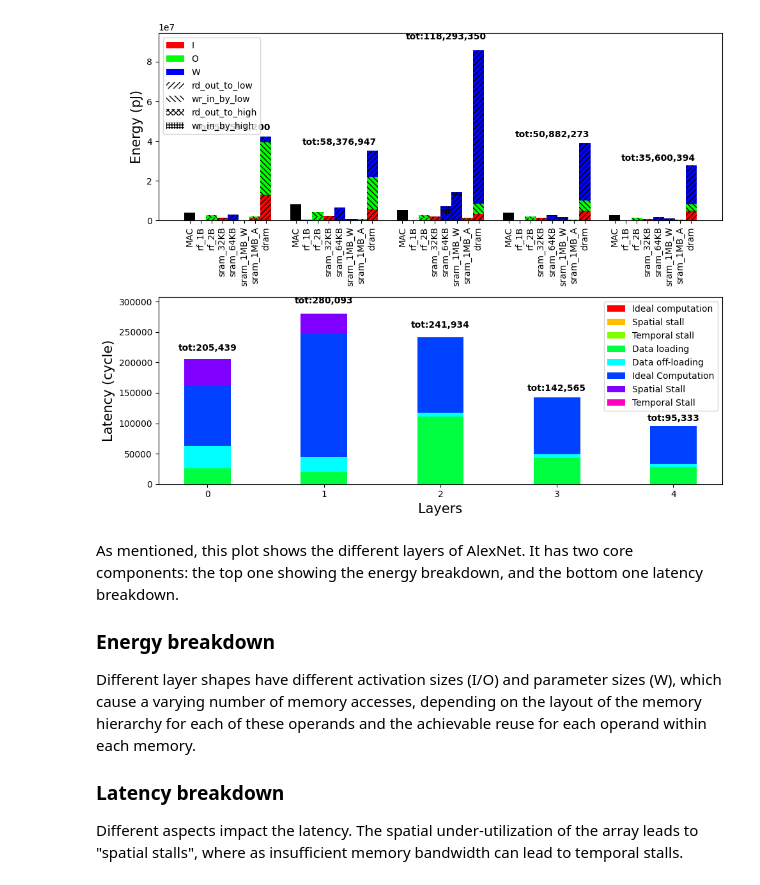
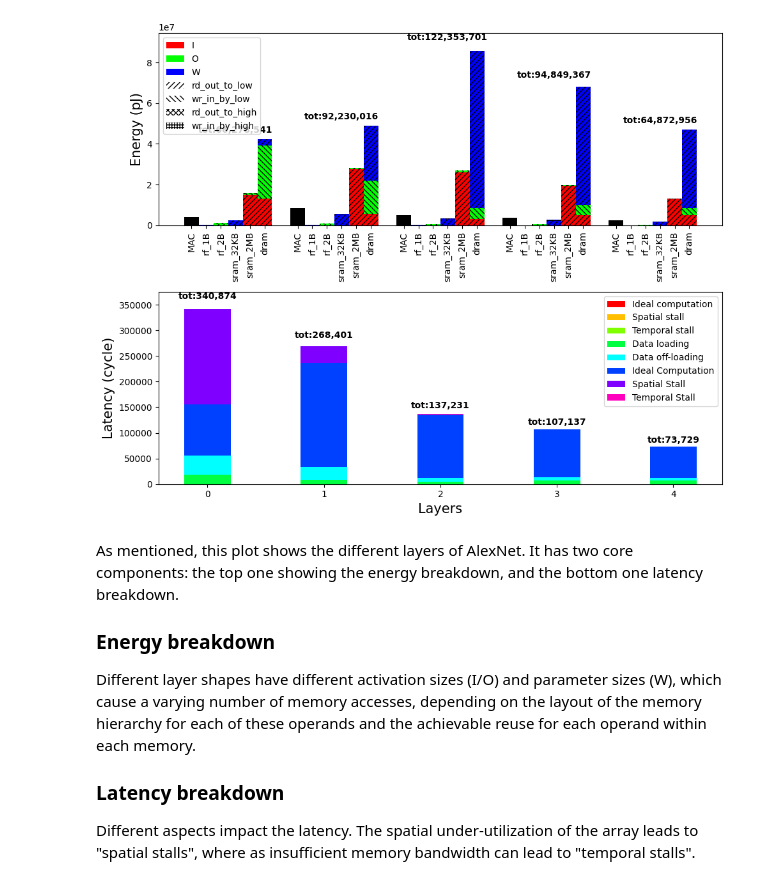
Before and after one commit to KULeuven-MICAS/zigzag-demo, a Jupyter notebook: breakdown.ipynb, the cells around one changed output. Saved outputs shown, nothing was run; the diff lists cells and outputs as text; code cells hidden in the pictures.

```diff
--- a/breakdown.ipynb
+++ b/breakdown.ipynb
@@ -4,0 +14,5 @@ In this demo, we dive deeper into the internal components of ZigZag's cost model
+# %%
+from zigzag.api import get_hardware_performance
+from zigzag.inputs.examples.mapping.alexnet_on_edge_tpu_like import mapping as mapping_edge_tpu
+pickle_filename = "outputs/layer_cmes_alexnet.pickle"
+energy, latency, network_cme = get_hardware_performance(onnx_model, "edge-tpu", mapping_edge_tpu, pickle_filename=pickle_filename)
@@ -5,15 +47,15 @@ In this demo, we dive deeper into the internal components of ZigZag's cost model
 # %%
 import pickle
 from zigzag.visualization.results.plot_cme import bar_plot_cost_model_evaluations_breakdown
 
 # Load in the pickled list of CMEs
-with open("outputs/list_of_cmes.pickle", 'rb') as fp:
+with open(pickle_filename, 'rb') as fp:
     breakdown_cmes = pickle.load(fp)
 
 # Plot all the layers and save to 'plot_all.png'
 bar_plot_cost_model_evaluations_breakdown(breakdown_cmes[:5], save_path="plot_breakdown.png")
 # %% [output]
-[figure, old version]
+[figure, new version]
 # %% [markdown]
 As mentioned, this plot shows the different layers of AlexNet. It has two core components: the top one showing the energy breakdown, and the bottom one latency breakdown.
 
@@ -23,4 +65,4 @@ Different layer shapes have different activation sizes (I/O) and parameter sizes
 
 ### Latency breakdown
 
-Different aspects impact the latency. The spatial under-utilization of the array leads to "spatial stalls", where as insufficient memory bandwidth can lead to temporal stalls.
+Different aspects impact the latency. The spatial under-utilization of the array leads to "spatial stalls", where as insufficient memory bandwidth can lead to "temporal stalls".
```
Also changed, not shown: parts of 7 cells of this notebook, 2 other files.
